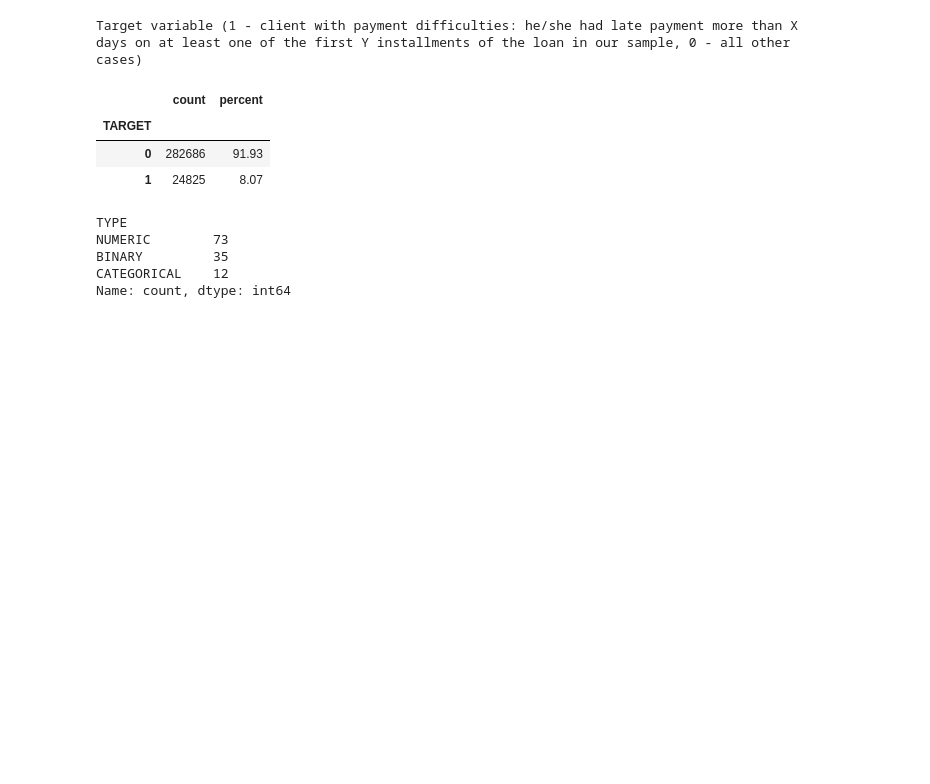
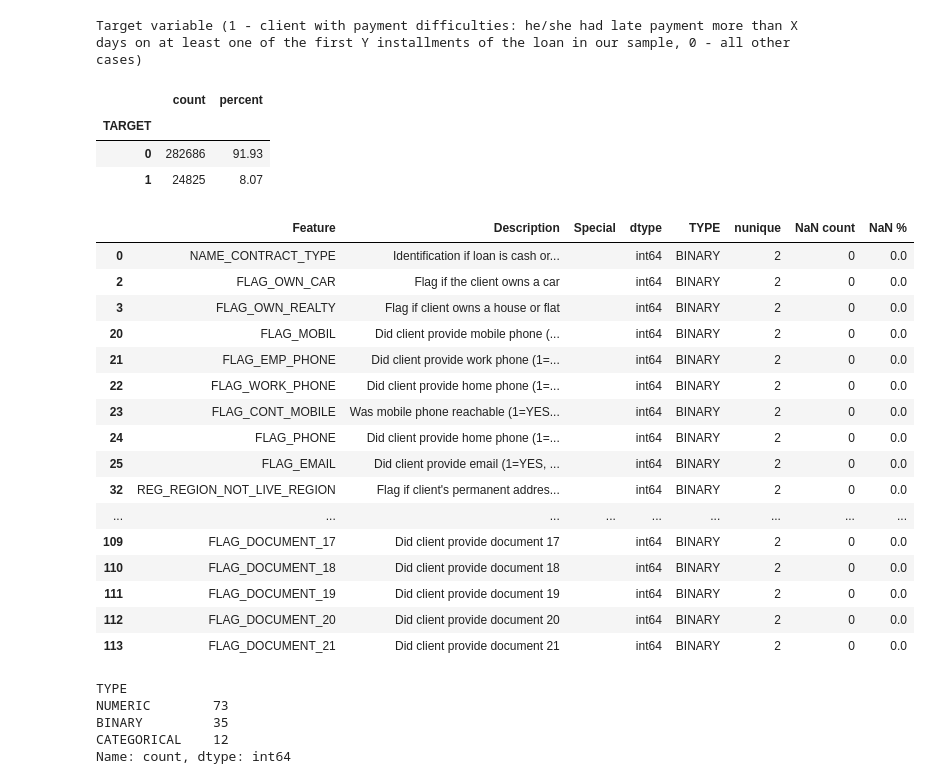
Before and after one commit to skydoldif/home-credit-default-risk, a Jupyter notebook: data_processing.ipynb, the cells around one changed output. Saved outputs shown, nothing was run; the diff lists cells and outputs as text; code cells hidden in the pictures; blank space fills up the shorter version.

```diff
--- a/data_processing.ipynb
+++ b/data_processing.ipynb
@@ -33,6 +33,26 @@ Target variable (1 - client with payment difficulties: he/she had late payment m
 | TARGET |  |  |
 | 0 | 282686 | 91.93 |
 | 1 | 24825 | 8.07 |
+# %%
+description_X_trainval[description_X_trainval.TYPE=='BINARY']
+# %% [output]
+|  | Feature | Description | Special | dtype | TYPE | nunique | NaN count | NaN % |
+| 0 | NAME_CONTRACT_TYPE | Identification if loan is cash or... |  | int64 | BINARY | 2 | 0 | 0.0 |
+| 2 | FLAG_OWN_CAR | Flag if the client owns a car |  | int64 | BINARY | 2 | 0 | 0.0 |
+| 3 | FLAG_OWN_REALTY | Flag if client owns a house or flat |  | int64 | BINARY | 2 | 0 | 0.0 |
+| 20 | FLAG_MOBIL | Did client provide mobile phone (... |  | int64 | BINARY | 2 | 0 | 0.0 |
+| 21 | FLAG_EMP_PHONE | Did client provide work phone (1=... |  | int64 | BINARY | 2 | 0 | 0.0 |
+| 22 | FLAG_WORK_PHONE | Did client provide home phone (1=... |  | int64 | BINARY | 2 | 0 | 0.0 |
+| 23 | FLAG_CONT_MOBILE | Was mobile phone reachable (1=YES... |  | int64 | BINARY | 2 | 0 | 0.0 |
+| 24 | FLAG_PHONE | Did client provide home phone (1=... |  | int64 | BINARY | 2 | 0 | 0.0 |
+| 25 | FLAG_EMAIL | Did client provide email (1=YES, ... |  | int64 | BINARY | 2 | 0 | 0.0 |
+| 32 | REG_REGION_NOT_LIVE_REGION | Flag if client's permanent addres... |  | int64 | BINARY | 2 | 0 | 0.0 |
+| ... | ... | ... | ... | ... | ... | ... | ... | ... |
+| 109 | FLAG_DOCUMENT_17 | Did client provide document 17 |  | int64 | BINARY | 2 | 0 | 0.0 |
+| 110 | FLAG_DOCUMENT_18 | Did client provide document 18 |  | int64 | BINARY | 2 | 0 | 0.0 |
+| 111 | FLAG_DOCUMENT_19 | Did client provide document 19 |  | int64 | BINARY | 2 | 0 | 0.0 |
+| 112 | FLAG_DOCUMENT_20 | Did client provide document 20 |  | int64 | BINARY | 2 | 0 | 0.0 |
+| 113 | FLAG_DOCUMENT_21 | Did client provide document 21 |  | int64 | BINARY | 2 | 0 | 0.0 |
 # %%
 display(description_X_trainval.TYPE.value_counts())
 description_X_trainval.to_csv("data/preprocessed/description_training_set.csv", index=False)
```
Also changed, not shown: parts of 10 cells of this notebook, 1 other file.
